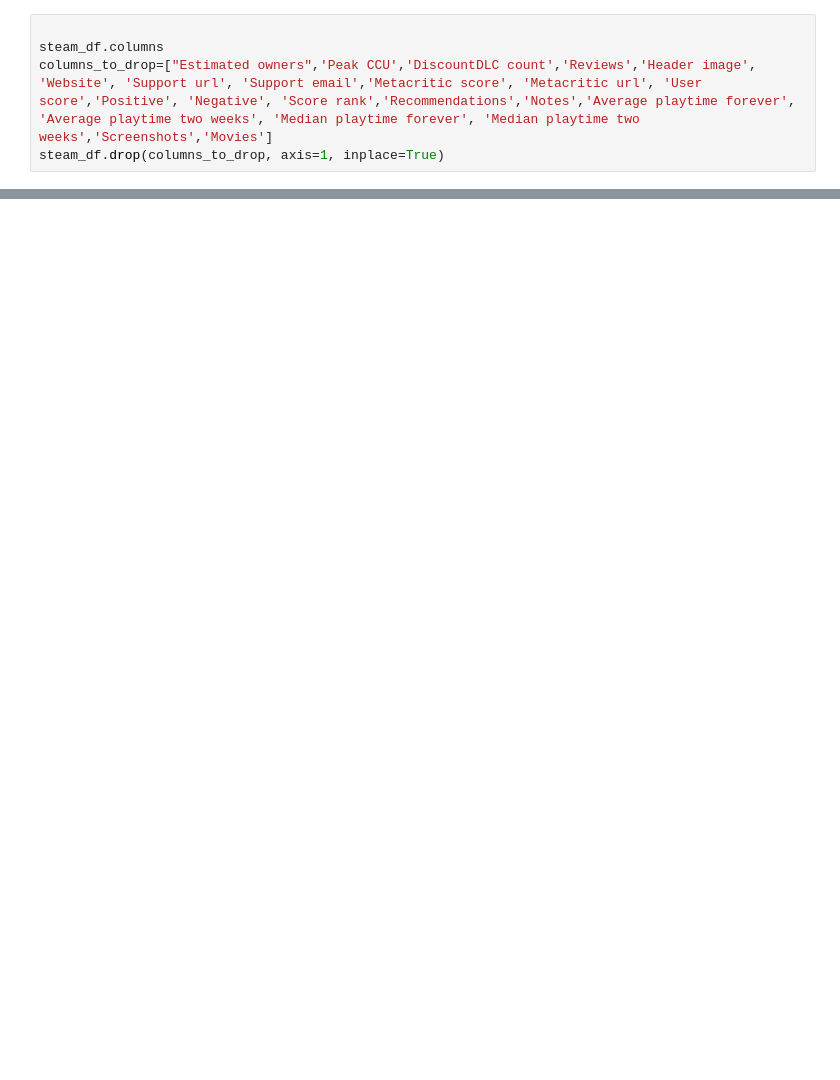
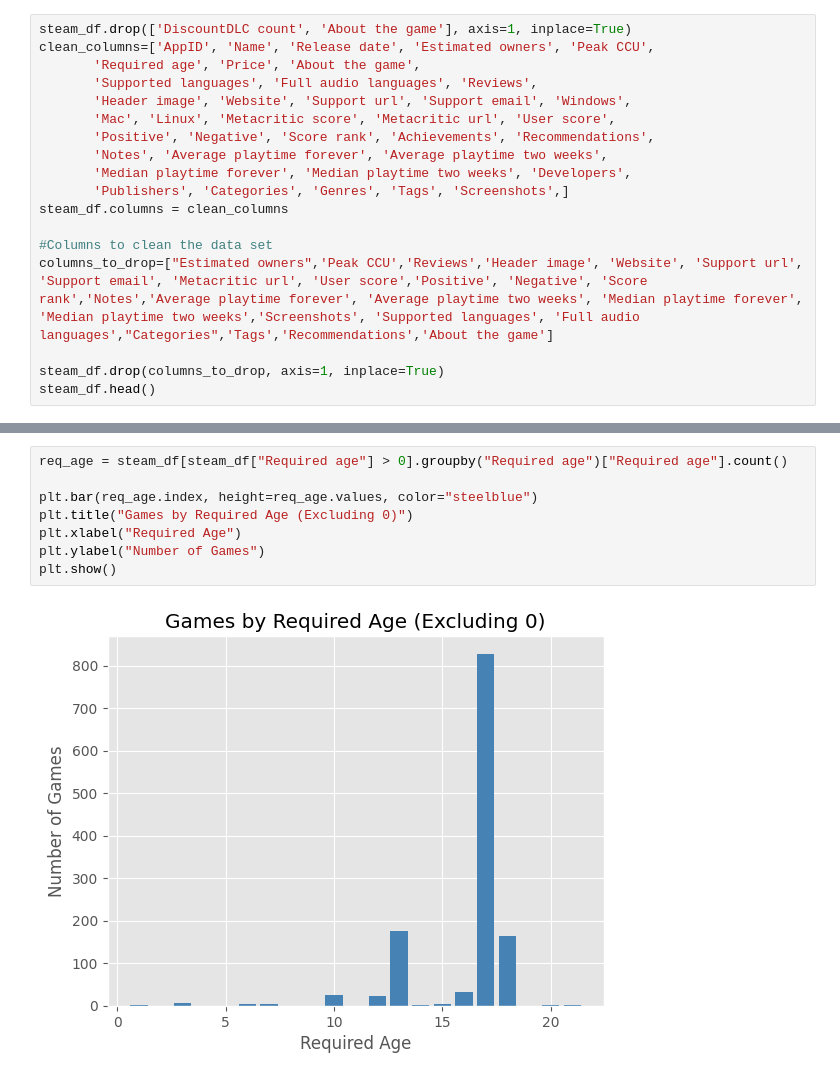
Before and after one commit to Itzelvillg/steam_DA, a Jupyter notebook: games_mc_codedex.ipynb, the cells around one changed output, grey strips where cells are left out. Cells and saved outputs as stored; diff of their text form; blank space fills up the shorter version.

```diff
--- a/games_mc_codedex.ipynb
+++ b/games_mc_codedex.ipynb
@@ -32,5 +21,18 @@ Columns to delete
 # %%
+steam_df.drop(['DiscountDLC count', 'About the game'], axis=1, inplace=True)
+clean_columns=['AppID', 'Name', 'Release date', 'Estimated owners', 'Peak CCU',
+       'Required age', 'Price', 'About the game',
+       'Supported languages', 'Full audio languages', 'Reviews',
+       'Header image', 'Website', 'Support url', 'Support email', 'Windows',
+       'Mac', 'Linux', 'Metacritic score', 'Metacritic url', 'User score',
+       'Positive', 'Negative', 'Score rank', 'Achievements', 'Recommendations',
+       'Notes', 'Average playtime forever', 'Average playtime two weeks',
+       'Median playtime forever', 'Median playtime two weeks', 'Developers',
+       'Publishers', 'Categories', 'Genres', 'Tags', 'Screenshots',]
+steam_df.columns = clean_columns
 
-steam_df.columns
-columns_to_drop=["Estimated owners",'Peak CCU','DiscountDLC count','Reviews','Header image', 'Website', 'Support url', 'Support email','Metacritic score', 'Metacritic url', 'User score','Positive', 'Negative', 'Score rank','Recommendations','Notes','Average playtime forever', 'Average playtime two weeks', 'Median playtime forever', 'Median playtime two weeks','Screenshots','Movies']
+#Columns to clean the data set
+columns_to_drop=["Estimated owners",'Peak CCU','Reviews','Header image', 'Website', 'Support url', 'Support email', 'Metacritic url', 'User score','Positive', 'Negative', 'Score rank','Notes','Average playtime forever', 'Average playtime two weeks', 'Median playtime forever', 'Median playtime two weeks','Screenshots', 'Supported languages', 'Full audio languages',"Categories",'Tags','Recommendations','About the game']
+
 steam_df.drop(columns_to_drop, axis=1, inplace=True)
+steam_df.head()
@@ -72,0 +86,10 @@ steam_df.
+# %%
+req_age = steam_df[steam_df["Required age"] > 0].groupby("Required age")["Required age"].count()
+
+plt.bar(req_age.index, height=req_age.values, color="steelblue")
+plt.title("Games by Required Age (Excluding 0)")
+plt.xlabel("Required Age")
+plt.ylabel("Number of Games")
+plt.show()
+# %% [output]
+[figure, added]
```
Also changed, not shown: parts of 25 cells of this notebook.
